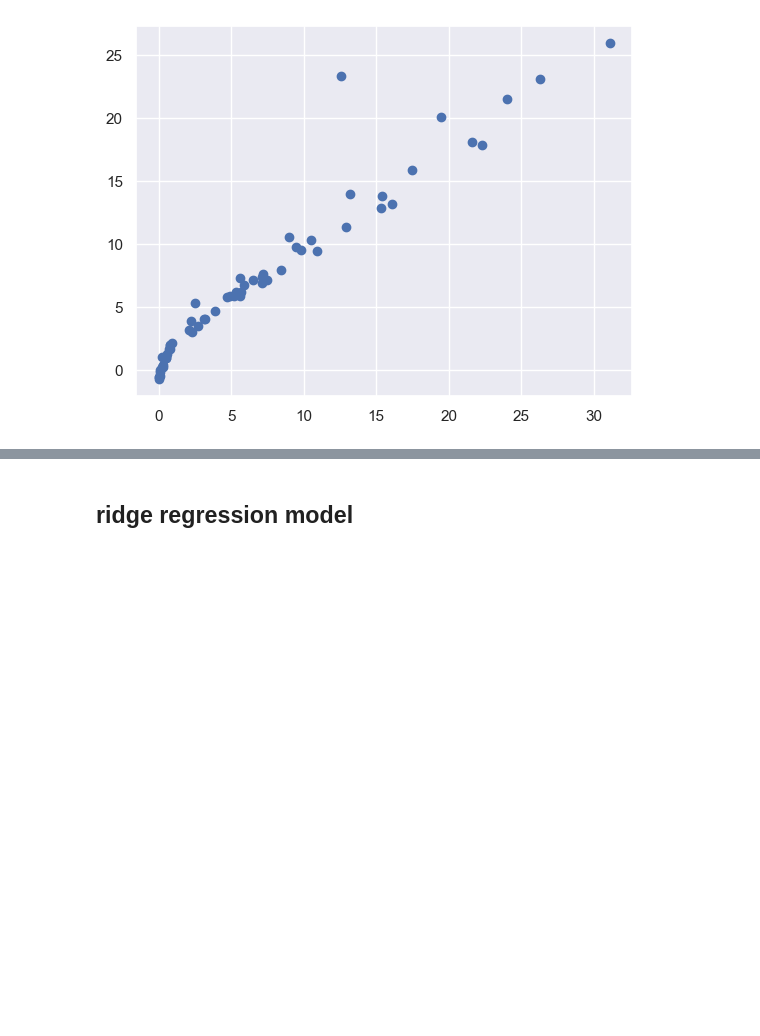
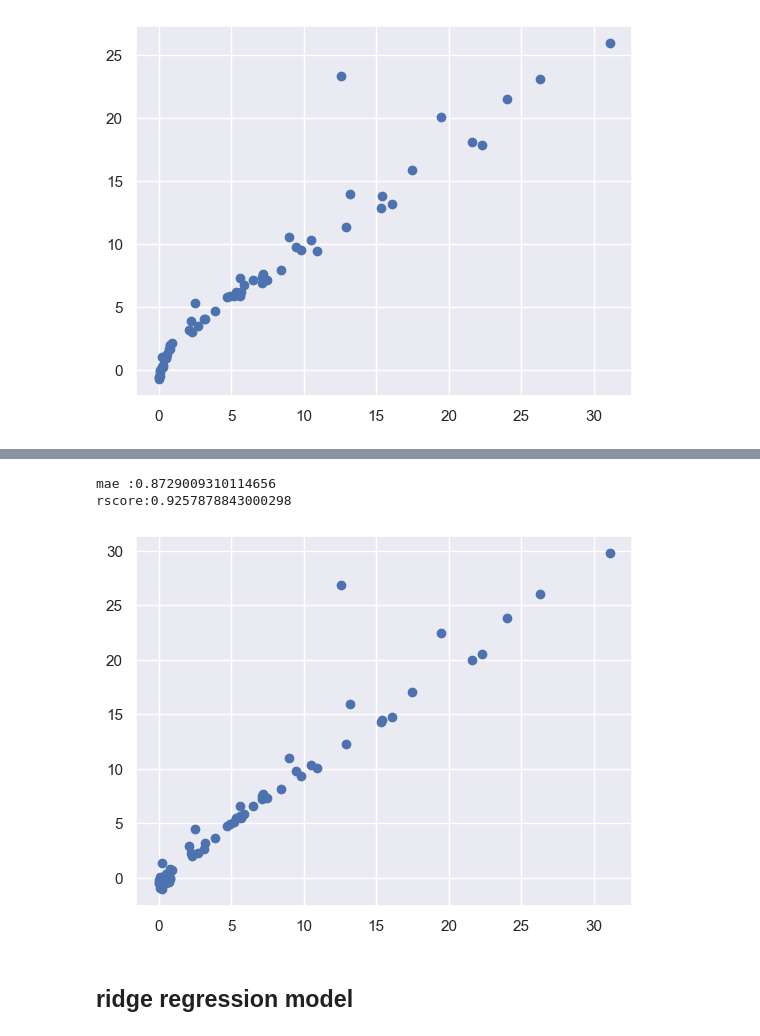
Before and after one commit to sanjip1203/Algerian-Forest-Fires-Dataset-anlysis-and-prediction, a Jupyter notebook: Model_Training.ipynb, the cells around one changed output, grey strips where cells are left out. Saved outputs shown, nothing was run; the diff lists cells and outputs as text; code cells hidden in the pictures; blank space fills up the shorter version.

Commit message:
Hyperparameter Tuning : cross validation of each model

```diff
--- a/Model_Training.ipynb
+++ b/Model_Training.ipynb
@@ -224,0 +227,4 @@ rscore:0.9264617747702033
+# %%
+from sklearn.linear_model import LassoCV
+lassoCV= LassoCV(cv=5)
+lassoCV.fit(X_train_scaled,y_train)
@@ -225,3 +280,15 @@ rscore:0.9264617747702033
+# %%
+
+y_pred = lassoCV.predict(X_test_scaled)
+mae = mean_absolute_error(y_test,y_pred)
+rsore = r2_score(y_test,y_pred)
+print(f"mae :{mae} \nrscore:{rsore}")
+plt.scatter(y_test,y_pred)
+plt.show()
+# %% [output]
+mae :0.8729009310114656
+rscore:0.9257878843000298
+[figure, added]
 # %% [markdown]
 ## ridge regression model
 # %%
```
Also changed, not shown: parts of 10 cells of this notebook.
